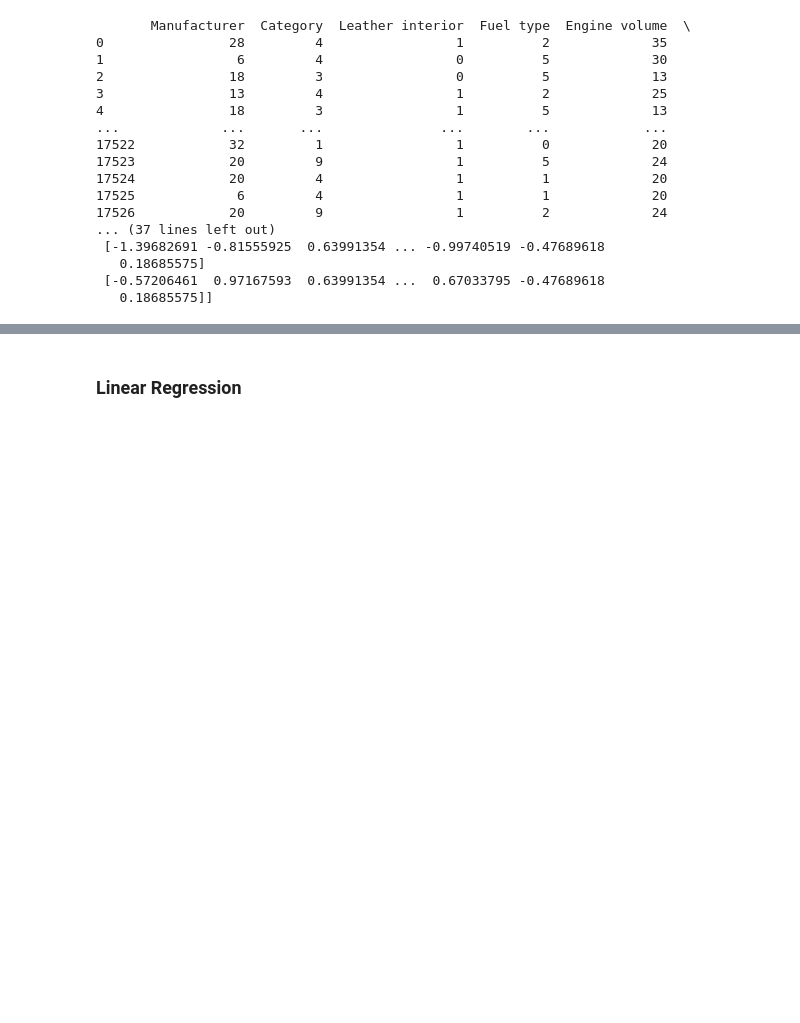
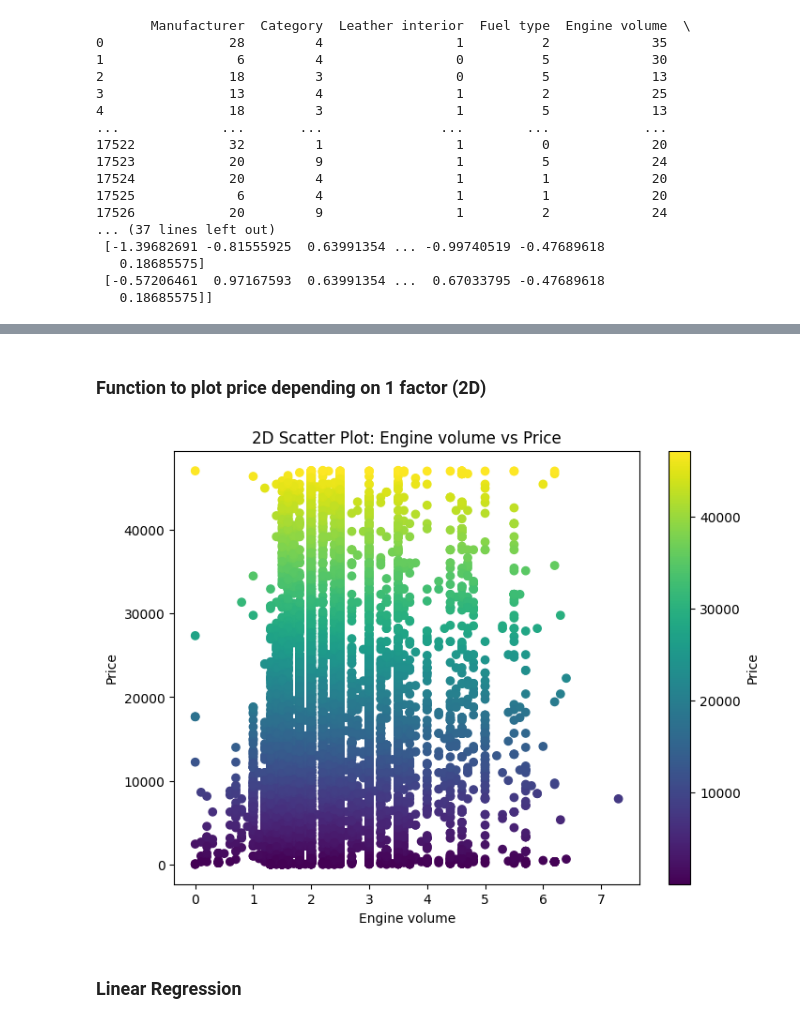
Before and after one commit to maximlapitan/qt_based_recommendation_app, a Jupyter notebook: inspect_csv.ipynb, the cells around one changed output, grey strips where cells are left out. Cells and saved outputs as stored; diff of their text form; code cells hidden in the pictures; blank space fills up the shorter version.

```diff
--- a/inspect_csv.ipynb
+++ b/inspect_csv.ipynb
@@ -440,3 +468,26 @@ with open('weights_variables/scaler.pkl', 'wb') as f:
+# %% [markdown]
+### Function to plot price depending on 1 factor (2D)
+# %%
+def plot_2d_scatter(df, variable):
+    # Check if the variable is present in the DataFrame
+    if variable not in df.columns:
+        print(f"Variable {variable} not found in DataFrame.")
+        return
+
+    # Create a 2D scatter plot
+    plt.figure(figsize=(8, 6))
+
+    plt.scatter(df[variable], df['Price'], c=df['Price'], cmap='viridis')
+    plt.xlabel(variable)
+    plt.ylabel('Price')
+    plt.title(f'2D Scatter Plot: {variable} vs Price')
+    plt.colorbar(label='Price')
+
+    return plt
+
+plot_2d_scatter(cleaned_data, 'Engine volume').show()
+# %% [output]
+[figure, added]
 # %% [markdown]
 ### Linear Regression
 # %%
```
Also changed, not shown: parts of 18 cells of this notebook.
